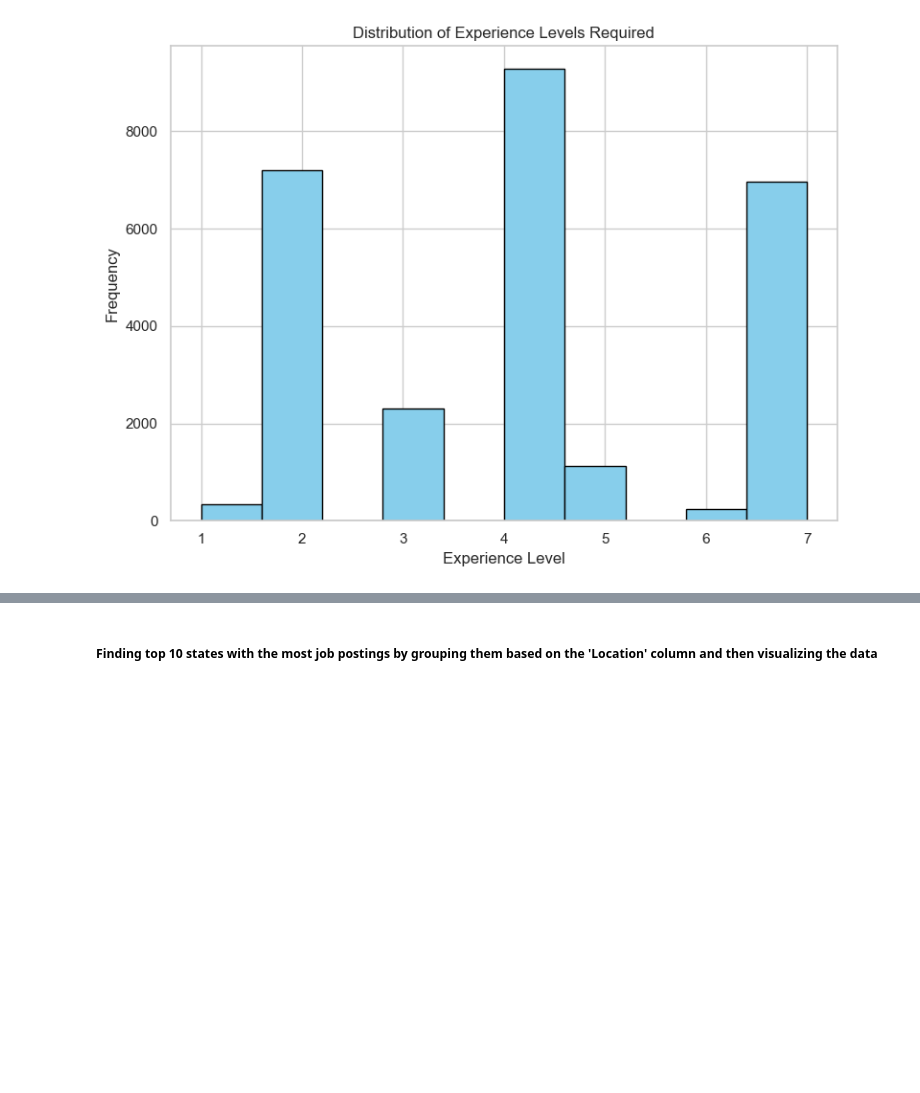
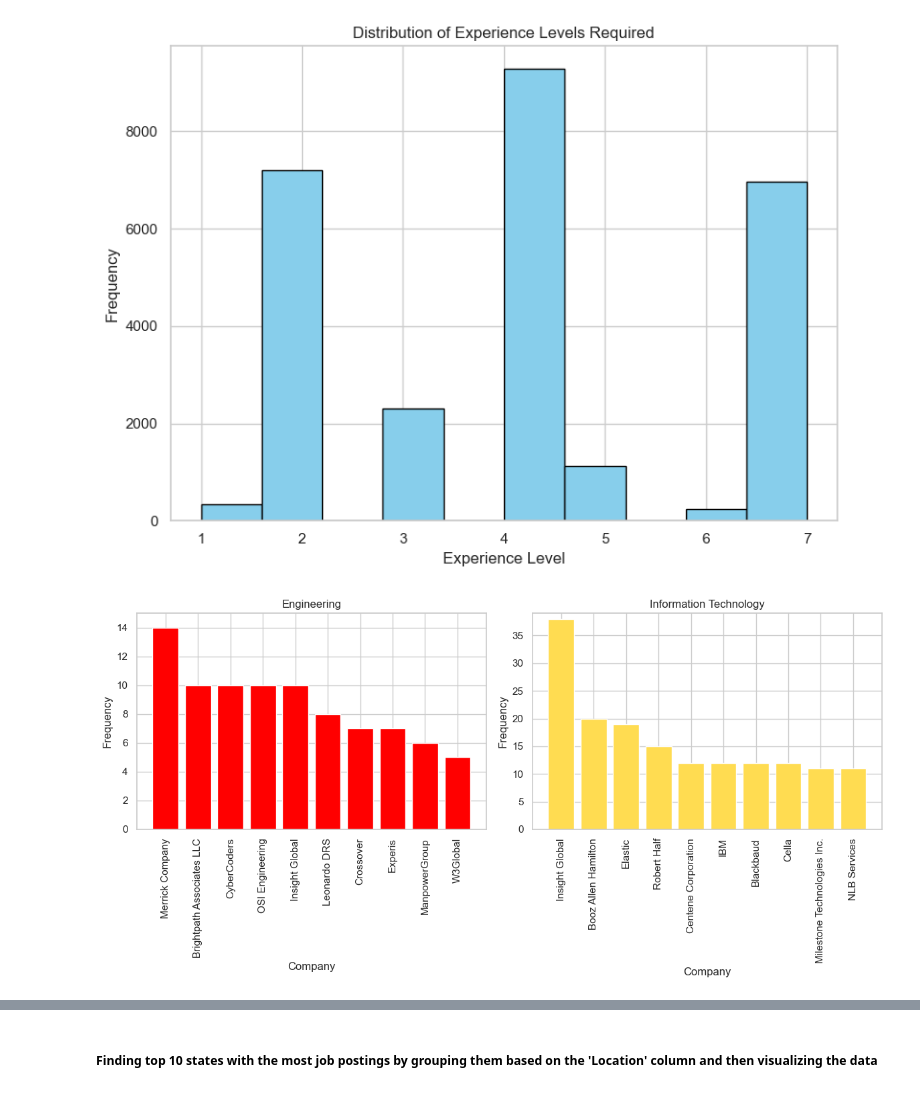
Before and after one commit to FlorianHalimi/LinkedIn-Job-Analysis-Data-Preprocessing-Visualization, a Jupyter notebook: data_preprocessing.ipynb, the cells around one changed output, grey strips where cells are left out. Drawn from its saved outputs; the diff is of its cells as text; code cells hidden in the pictures; blank space fills up the shorter version.

Commit message:
Multi-dimensional visualisation
Co-Authored-By: Blina Smailaj <74669741+blinasmailaj@users.noreply.github.com>

```diff
--- a/data_preprocessing.ipynb
+++ b/data_preprocessing.ipynb
@@ -1210,6 +1210,40 @@ fig = px.histogram(cleaned_data, x='experience_level', title='Distribution of Ex
                    nbins=10, histnorm='percent', color_discrete_sequence=['skyblue'])
 fig.update_layout(xaxis=dict(title='Experience Level'), yaxis=dict(title='Frequency'))
 fig.show()
+# %%
+import pandas as pd
+import matplotlib.pyplot as plt
+
+# Filter data for Engineering and Information Technology
+engineering_data = cleaned_data[cleaned_data['required_skill'] == 'Engineering']
+it_data = cleaned_data[cleaned_data['required_skill'] == 'Information Technology']
+
+# Select top 10 companies for Engineering and Information Technology
+top_10_engineering_companies = engineering_data['company'].value_counts().head(10)
+top_10_it_companies = it_data['company'].value_counts().head(10)
+
+fig, (ax1, ax2) = plt.subplots(1, 2, figsize=(12, 6))
+
+# Red Wine - Engineering
+ax1.set_title("Engineering")
+ax1.set_xlabel("Company")
+ax1.set_ylabel("Frequency")
+ax1.set_ylim([0, top_10_engineering_companies.max() + 1])
+ax1.tick_params(axis='x', labelrotation=90)
+bar1 = ax1.bar(top_10_engineering_companies.index, top_10_engineering_companies.values, color='red')
+
+# White Wine - Information Technology
+ax2.set_title("Information Technology")
+ax2.set_xlabel("Company")
+ax2.set_ylabel("Frequency")
+ax2.set_ylim([0, top_10_it_companies.max() + 1])
+ax2.tick_params(axis='x', labelrotation=90)
+bar2 = ax2.bar(top_10_it_companies.index, top_10_it_companies.values, color='#FFDC51')
+
+plt.tight_layout()
+plt.show()
+# %% [output]
+[figure, added]
 # %%
 #%pip install ipywidgets
 # %%
```
Also changed, not shown: parts of 2 cells of this notebook.
